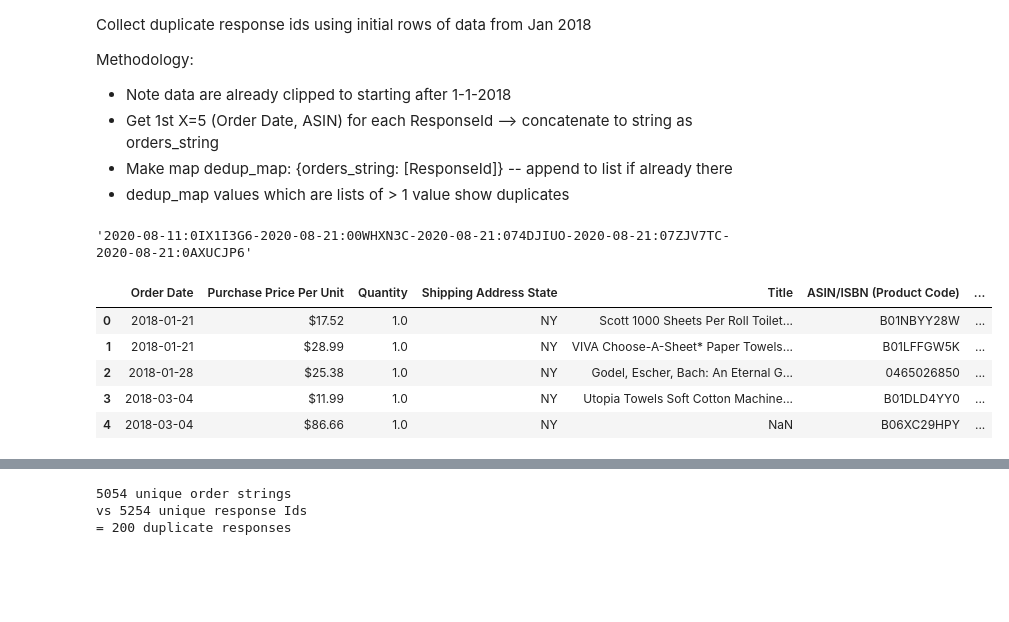
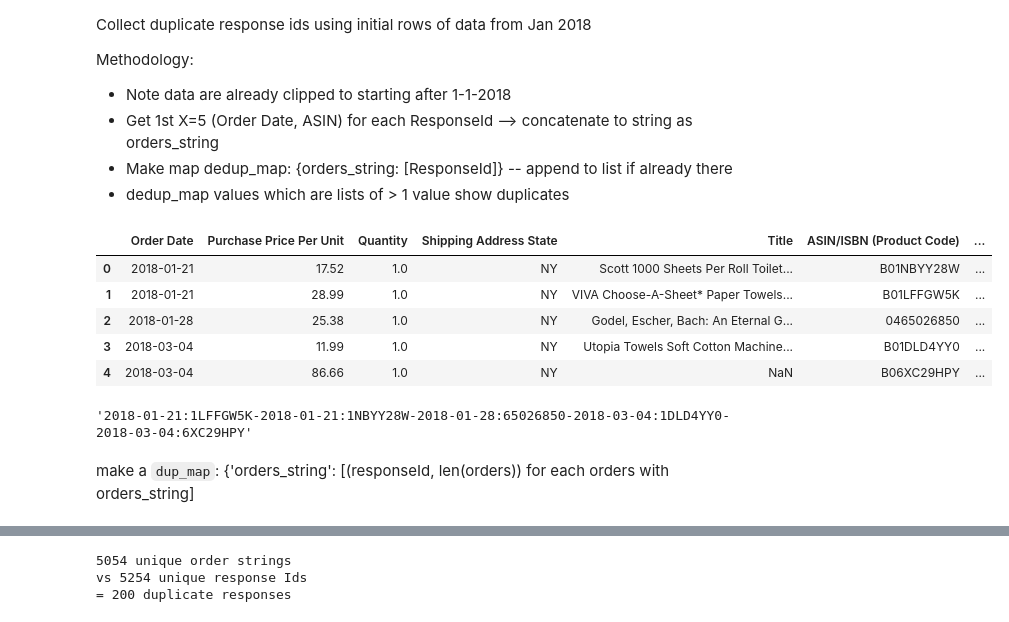
Before and after one commit to aberke/amazon-study, a Jupyter notebook: data-analysis/preprocessing.ipynb, the cells around one changed output, grey strips where cells are left out. Saved outputs shown, nothing was run; the diff lists cells and outputs as text; code cells hidden in the pictures; blank space fills up the shorter version.

Commit message:
cleaned up data preprocessing notebook and removed google drive link at end - cleaned data does not contain extra columns - state was transformed

```diff
--- a/data-analysis/preprocessing.ipynb
+++ b/data-analysis/preprocessing.ipynb
@@ -191,9 +187,9 @@ for i, f in enumerate(amzn_input_fnames):
     df['Quantity'] = df['Quantity'].astype(str).apply(lambda s: int(s) if s.isnumeric() else np.nan)
     df = df[(df.notna()['Purchase Price Per Unit'] | df.notna()['Quantity'])]
     # extract unit price and total price as floats
-    df['unit price'] = df['Purchase Price Per Unit'].apply(get_unit_price_float)
-    df['total price'] = df['unit price'] * df['Quantity']
-    df = df[df['total price'] > 0]
-    df['yyyy-mm'] = df['Order Date'].apply(lambda d: date.strftime(d, '%Y-%m'))
+    df['Purchase Price Per Unit'] = df['Purchase Price Per Unit'].apply(get_unit_price_float)
+    #df['total price'] = df['Purchase Price Per Unit'] * df['Quantity']
+    df = df[(df['Purchase Price Per Unit'] * df['Quantity']) > 0]
+    #df['yyyy-mm'] = df['Order Date'].apply(lambda d: date.strftime(d, '%Y-%m'))
     amzn_df = pd.concat([amzn_df, df])
 # %% [output]
@@ -367,3 +371,6 @@ dtype: float64
+# %%
+amzn_df['Shipping Address State'] = amzn_df['state']
+amzn_df.drop('state', axis=1, inplace=True)
 # %% [markdown]
 ## Deduplicate Amazon data
 Collect duplicate response ids
@@ -408,21 +398,23 @@ def get_orders_string(df, n_orders=5):
         .sort_values(['Order Date', 'ASIN/ISBN (Product Code)']).head(n_orders).astype(str)
         .apply(lambda x: ':'.join([x['Order Date'], x['ASIN/ISBN (Product Code)'][-8:]]), axis=1).to_list()
     )
-# %%
-get_orders_string(rdf)
-# %% [output]
-'2020-08-11:0IX1I3G6-2020-08-21:00WHXN3C-2020-08-21:074DJIUO-2020-08-21:07ZJV7TC-2020-08-21:0AXUCJP6'
 # %%
-# This was me. I tested multiple times with my own data.
-# Found during dedup process.
-amzn_df[amzn_df['Survey ResponseID']=='R_3pmMPapxGMCnM5y'].head()
+# This is me. Dropped later when removing survey responses with 'test'.
+test_df = amzn_df[amzn_df['Survey ResponseID']=='R_3pmMPapxGMCnM5y']
+test_df.head()
 # %% [output]
 |  | Order Date | Purchase Price Per Unit | Quantity | Shipping Address State | Title | ASIN/ISBN (Product Code) | ... |
-| 0 | 2018-01-21 | $17.52 | 1.0 | NY | Scott 1000 Sheets Per Roll Toilet... | B01NBYY28W | ... |
-| 1 | 2018-01-21 | $28.99 | 1.0 | NY | VIVA Choose-A-Sheet* Paper Towels... | B01LFFGW5K | ... |
-| 2 | 2018-01-28 | $25.38 | 1.0 | NY | Godel, Escher, Bach: An Eternal G... | 0465026850 | ... |
-| 3 | 2018-03-04 | $11.99 | 1.0 | NY | Utopia Towels Soft Cotton Machine... | B01DLD4YY0 | ... |
-| 4 | 2018-03-04 | $86.66 | 1.0 | NY | NaN | B06XC29HPY | ... |
+| 0 | 2018-01-21 | 17.52 | 1.0 | NY | Scott 1000 Sheets Per Roll Toilet... | B01NBYY28W | ... |
+| 1 | 2018-01-21 | 28.99 | 1.0 | NY | VIVA Choose-A-Sheet* Paper Towels... | B01LFFGW5K | ... |
+| 2 | 2018-01-28 | 25.38 | 1.0 | NY | Godel, Escher, Bach: An Eternal G... | 0465026850 | ... |
+| 3 | 2018-03-04 | 11.99 | 1.0 | NY | Utopia Towels Soft Cotton Machine... | B01DLD4YY0 | ... |
+| 4 | 2018-03-04 | 86.66 | 1.0 | NY | NaN | B06XC29HPY | ... |
+# %%
+get_orders_string(test_df)
+# %% [output]
+'2018-01-21:1LFFGW5K-2018-01-21:1NBYY28W-2018-01-28:65026850-2018-03-04:1DLD4YY0-2018-03-04:6XC29HPY'
+# %% [markdown]
+make a `dup_map`: {'orders_string': [(responseId, len(orders)) for each orders with orders_string]
 # %%
 n_orders=5
 dedup_map = dict()
```
Also changed, not shown: parts of 15 cells of this notebook.
